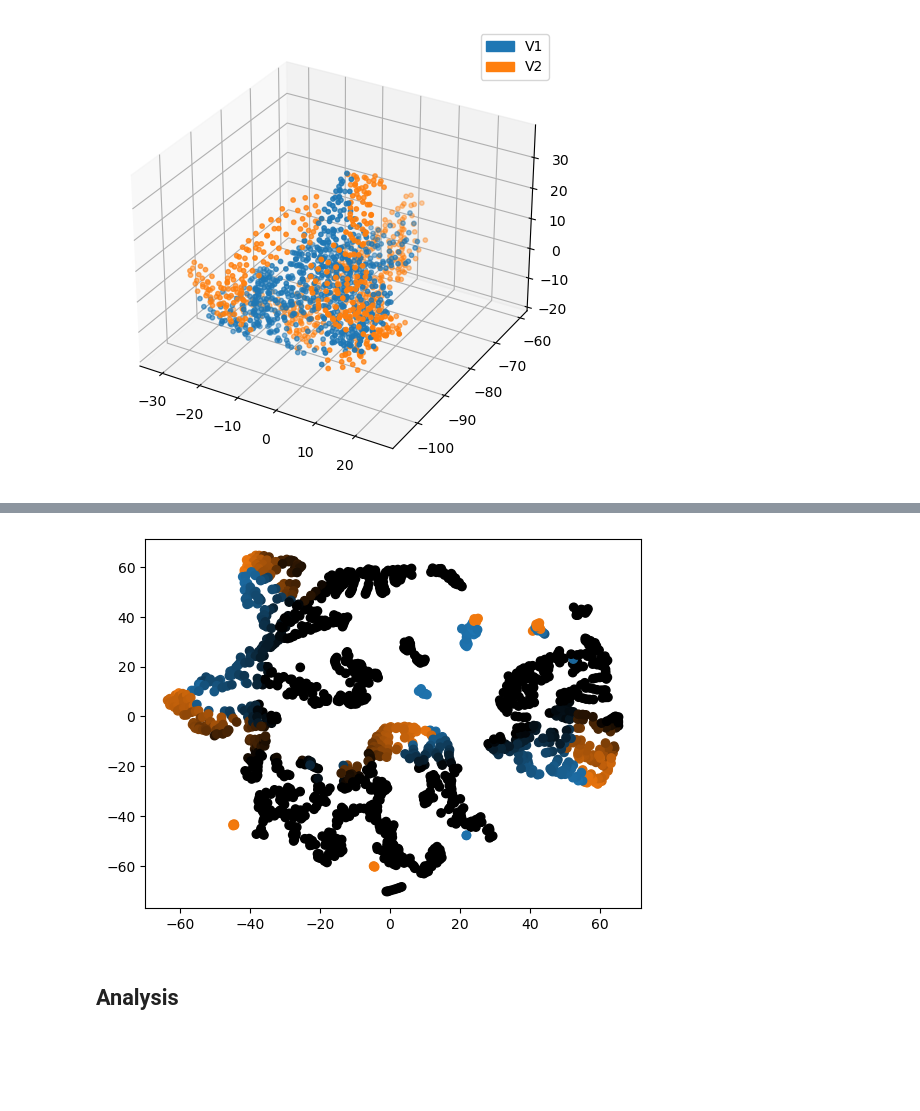
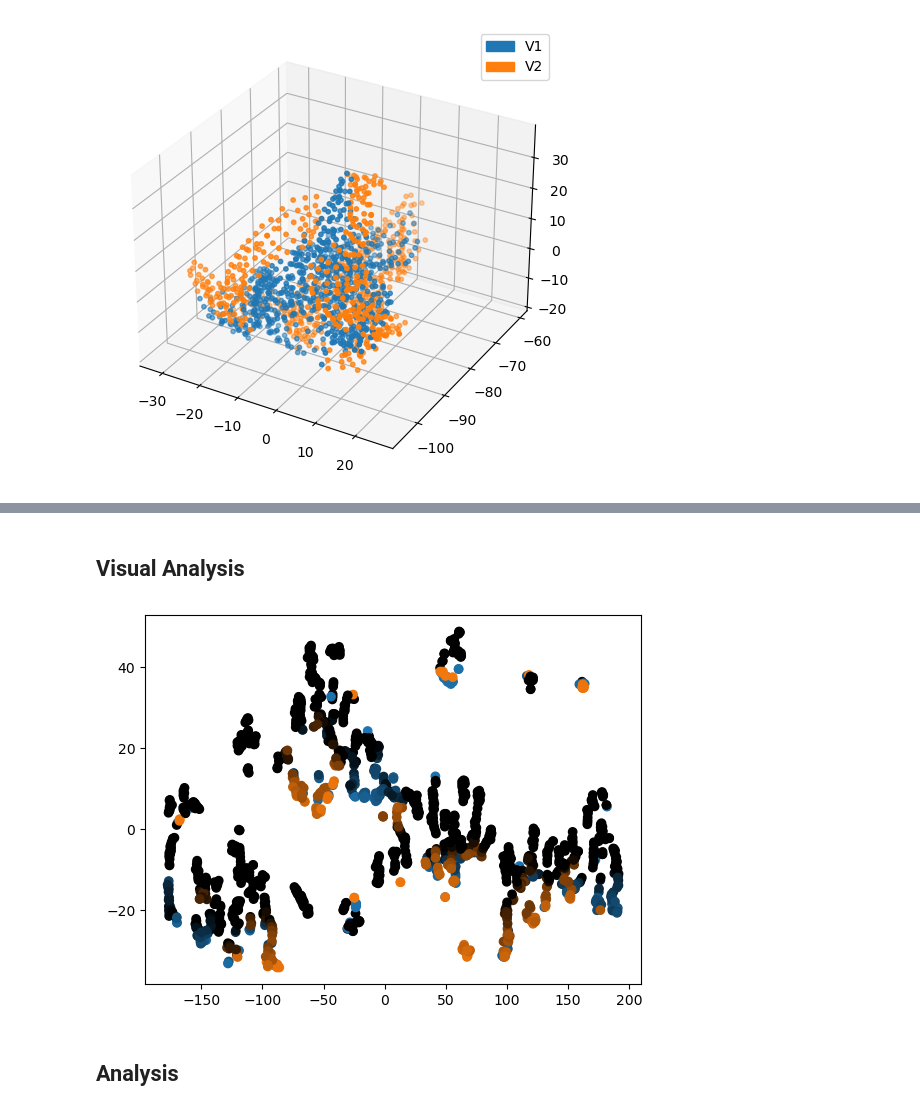
Before and after one commit to pulkitgoyal56/HCP-Playground, a Jupyter notebook: prfresults.ipynb, the cells around one changed output, grey strips where cells are left out. Saved outputs shown, nothing was run; the diff lists cells and outputs as text; code cells hidden in the pictures; blank space fills up the shorter version.

```diff
--- a/prfresults.ipynb
+++ b/prfresults.ipynb
@@ -230,5 +249,6 @@ roi_markers_2 = dict(zip(roi_2, ['*', 'X', 'o', None][:len(roi_2)]))
 # ('o', 'v', '^', '<', '>', '8', 's', 'p', '*', 'h', 'H', 'D', 'd', 'P', 'X')
 # ('*', '+', '-', '.', '/', 'O', 'X', '\', 'o', 'x', '|')
 # %%
-dfv = df[df['parcellation_label'].isin(roi)]
+dfv = df[df[label].isin(roi)]
+dfv = dfv.sort_values(by=label, key=lambda col: col.str.lower())
 # %%
@@ -250,7 +263,7 @@ dfv
 # %%
-%%capture --no-stdout
-dfv_2 = df[df['parcellation_label'].str.contains('|'.join(roi_2))]
-dfv_2.loc[:, 'parcellation_label'] = dfv.loc[:, 'parcellation_label'].str.replace(r'(V\d)\w', lambda s: s.group(1), regex=True)
+dfv_2 = df[df[label].str.contains('|'.join(roi_2))]
+dfv_2 = dfv_2.sort_values(by=label, key=lambda col: col.str.lower())
+dfv_2.loc[:, label] = dfv_2.loc[:, label].str.replace(r'(V\d)\w', lambda s: s.group(1), regex=True)
 # %% [markdown]
 ---
 # %%
@@ -261,26 +274,26 @@ if CASE == 2:
     dfv_ = dfv_2
     roi_ = roi_2
     roi_colors_ = roi_colors_2
-    roi_markers_ = roi_markers_2
+    # roi_markers_ = roi_markers_2
 else:
     dfv_ = dfv
     roi_ = roi
     roi_colors_ = roi_colors
-    roi_markers_ = roi_markers
+    # roi_markers_ = roi_markers.
 # %% [markdown]
 ## Basic Visualisation
 # %%
 %matplotlib inline
 fig, axs = plt.subplots(len(roi_), 2, figsize=(18, 2*len(roi_)), sharex=True, sharey=True)
 
-for i, parcellation_label in enumerate(roi_):
+for i, label_i in enumerate(roi_):
     for j, hemisphere in enumerate(['L', 'R']):
         for coordinate_axis in ['x', 'y', 'z']:
-            axs[i][j].hist(dfv_[(dfv['parcellation_label'].str.contains(parcellation_label)) & (dfv_['hemisphere'] == hemisphere)][coordinate_axis],
+            axs[i][j].hist(dfv_[(dfv[label].str.contains(label_i)) & (dfv_['hemisphere'] == hemisphere)][coordinate_axis],
                        bins=20, edgecolor='black', alpha=0.6,
                        label=f'{f"{coordinate_axis.upper()} Coordinate in Talairach Space" if i == j == 0 else ""}'
             )
-            axs[i][j].set_title(f'{parcellation_label} | {hemisphere}')
+            axs[i][j].set_title(f'{label_i} | {hemisphere}')
 
 axs[0][0].set_xlim([None, 112])
 
@@ -319,8 +345,9 @@ plt.tight_layout()
+# %% [markdown]
+## Visual Analysis
 # %%
-# %%capture --no-stdout
-plt.scatter(*TSNE(n_components=2, init='pca', learning_rate='auto', perplexity=10).fit_transform(dfv_[['x', 'y', 'z', 'ecc']]).T, # 'ang', 'rfsize'
-            c=np.array([roi_colors_[pl] for pl in dfv_['parcellation_label']]) * np.array([relu(1 - ecc/3) for ecc in dfv_['ecc']])[:, None]);
+plt.scatter(*TSNE(n_components=2, init='pca', learning_rate='auto', perplexity=10).fit_transform(dfv_[['x', 'y', 'z', 'ecc', 'ang']]).T, # , 'rfsize'
+            c=np.array([roi_colors_[pl] for pl in dfv_[label]]) * relu(1 - dfv_['ecc']/3)[:, None]);
 # %% [output]
-[figure, old version]
+[figure, new version]
 # %% [markdown]
 ## Analysis
```
Also changed, not shown: parts of 37 cells of this notebook.
